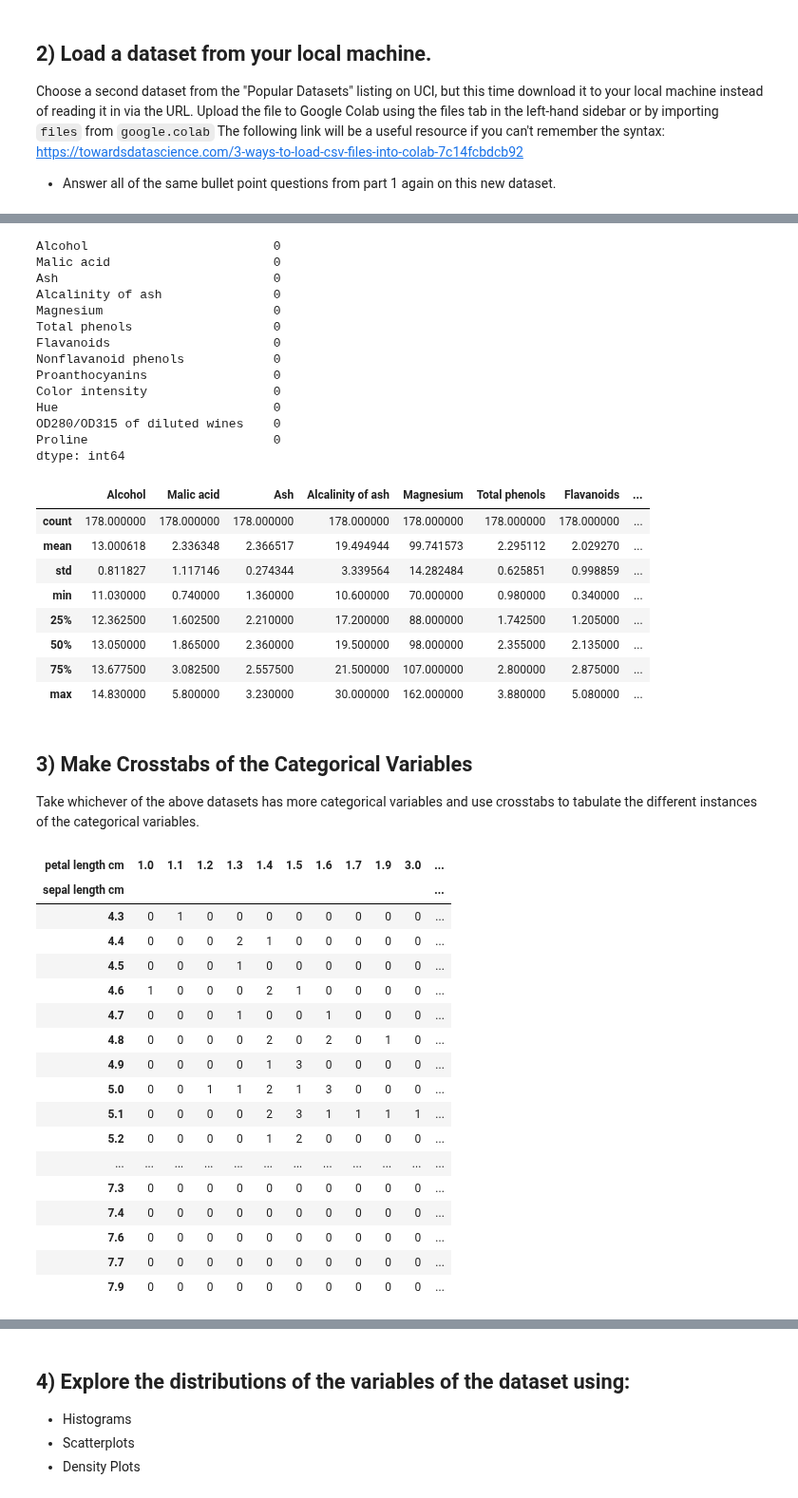
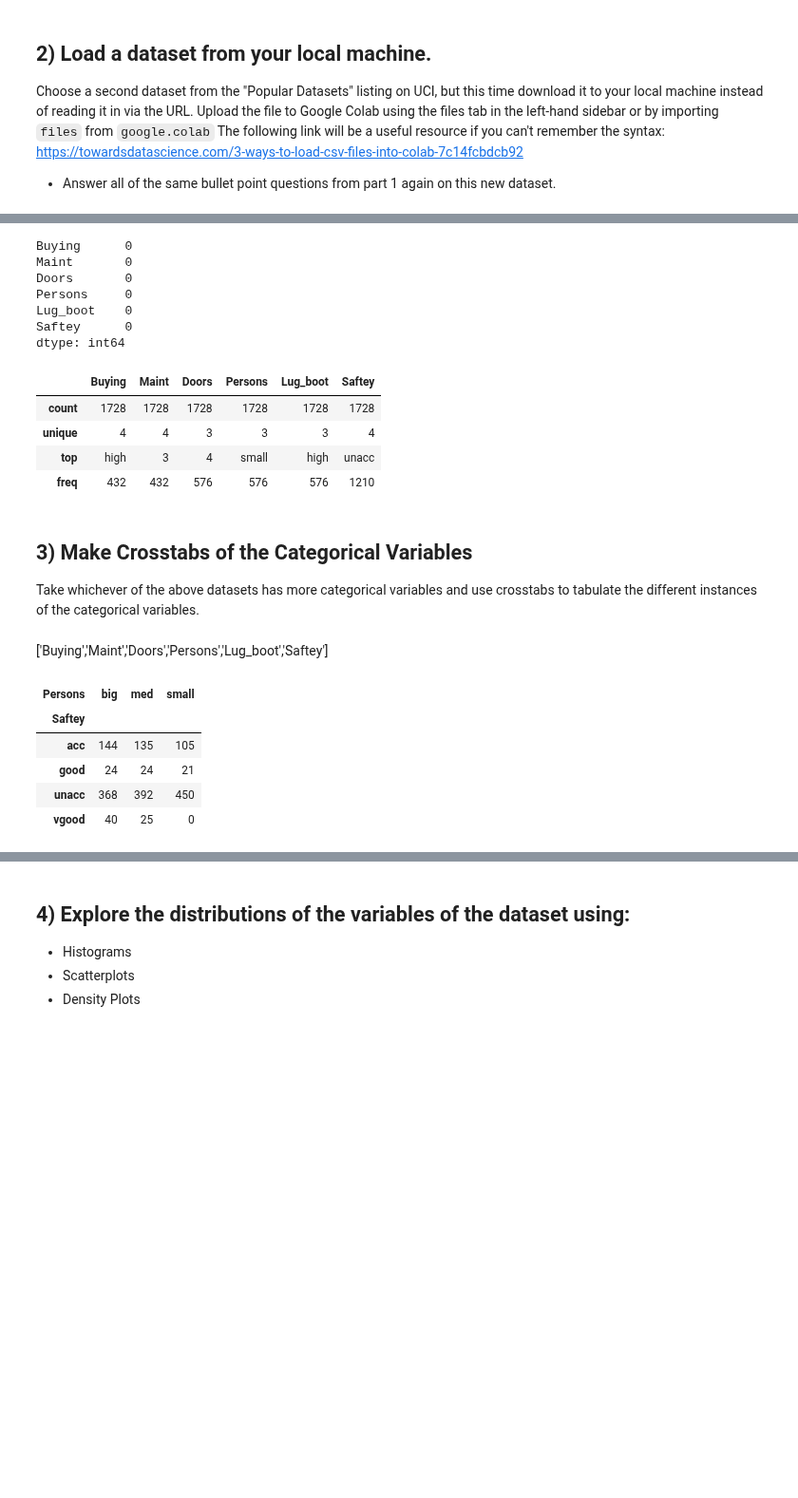
Before and after one commit to bloominstituteoftechnology/DS-Unit-1-Sprint-1-Data-Wrangling-and-Storytelling, a Jupyter notebook: module1-exploratory-data-analysis/Copy_of_LS_DS_111_Exploratory_Data_Analysis_Assignment.ipynb, the cells around one changed output, grey strips where cells are left out. Shown at 95% size. Drawn from its saved outputs; the diff is of its cells as text; code cells hidden in the pictures; blank space fills up the shorter version.

```diff
--- a/module1-exploratory-data-analysis/Copy_of_LS_DS_111_Exploratory_Data_Analysis_Assignment.ipynb
+++ b/module1-exploratory-data-analysis/Copy_of_LS_DS_111_Exploratory_Data_Analysis_Assignment.ipynb
@@ -102,7 +102,7 @@ Saving wine.data to wine (2).data
 # %%
 #showed no Headers, Had to add them.
-colum_headers= ['Alcohol', 'Malic acid','Ash','Alcalinity of ash','Magnesium','Total phenols','Flavanoids','Nonflavanoid phenols','Proanthocyanins','Color intensity','Hue','OD280/OD315 of diluted wines','Proline']
-df=pd.read_csv('wine.data',names=colum_headers)
+colum_headers= ['Buying','Maint','Doors','Persons','Lug_boot','Saftey']
+df=pd.read_csv('car.data',names=colum_headers)
 # %%
 print(df.shape)
 # Yes
@@ -129,55 +129,34 @@ df.tail()
 # %%
 df.isnull().sum()
 # %% [output]
-Alcohol                         0
-Malic acid                      0
-Ash                             0
-Alcalinity of ash               0
-Magnesium                       0
-Total phenols                   0
-Flavanoids                      0
-Nonflavanoid phenols            0
-Proanthocyanins                 0
-Color intensity                 0
-Hue                             0
-OD280/OD315 of diluted wines    0
-Proline                         0
+Buying      0
+Maint       0
+Doors       0
+Persons     0
+Lug_boot    0
+Saftey      0
 dtype: int64
 # %%
 df.describe()
 # %% [output]
-|  | Alcohol | Malic acid | Ash | Alcalinity of ash | Magnesium | Total phenols | Flavanoids | ... |
-| count | 178.000000 | 178.000000 | 178.000000 | 178.000000 | 178.000000 | 178.000000 | 178.000000 | ... |
-| mean | 13.000618 | 2.336348 | 2.366517 | 19.494944 | 99.741573 | 2.295112 | 2.029270 | ... |
-| std | 0.811827 | 1.117146 | 0.274344 | 3.339564 | 14.282484 | 0.625851 | 0.998859 | ... |
-| min | 11.030000 | 0.740000 | 1.360000 | 10.600000 | 70.000000 | 0.980000 | 0.340000 | ... |
-| 25% | 12.362500 | 1.602500 | 2.210000 | 17.200000 | 88.000000 | 1.742500 | 1.205000 | ... |
-| 50% | 13.050000 | 1.865000 | 2.360000 | 19.500000 | 98.000000 | 2.355000 | 2.135000 | ... |
-| 75% | 13.677500 | 3.082500 | 2.557500 | 21.500000 | 107.000000 | 2.800000 | 2.875000 | ... |
-| max | 14.830000 | 5.800000 | 3.230000 | 30.000000 | 162.000000 | 3.880000 | 5.080000 | ... |
+|  | Buying | Maint | Doors | Persons | Lug_boot | Saftey |
+| count | 1728 | 1728 | 1728 | 1728 | 1728 | 1728 |
+| unique | 4 | 4 | 3 | 3 | 3 | 4 |
+| top | high | 3 | 4 | small | high | unacc |
+| freq | 432 | 432 | 576 | 576 | 576 | 1210 |
 # %% [markdown]
 ## 3) Make Crosstabs of the Categorical Variables
 
 Take whichever of the above datasets has more categorical variables and use crosstabs to tabulate the different instances of the categorical variables.
+# %% [markdown]
+['Buying','Maint','Doors','Persons','Lug_boot','Saftey']
 # %%
-pd.crosstab(df['sepal length cm'], df['petal length cm'])
+pd.crosstab(df['Saftey'], df['Persons'])
 # %% [output]
-| petal length cm | 1.0 | 1.1 | 1.2 | 1.3 | 1.4 | 1.5 | 1.6 | 1.7 | 1.9 | 3.0 | ... |
-| sepal length cm |  |  |  |  |  |  |  |  |  |  | ... |
-| 4.3 | 0 | 1 | 0 | 0 | 0 | 0 | 0 | 0 | 0 | 0 | ... |
-| 4.4 | 0 | 0 | 0 | 2 | 1 | 0 | 0 | 0 | 0 | 0 | ... |
-| 4.5 | 0 | 0 | 0 | 1 | 0 | 0 | 0 | 0 | 0 | 0 | ... |
-| 4.6 | 1 | 0 | 0 | 0 | 2 | 1 | 0 | 0 | 0 | 0 | ... |
-| 4.7 | 0 | 0 | 0 | 1 | 0 | 0 | 1 | 0 | 0 | 0 | ... |
-| 4.8 | 0 | 0 | 0 | 0 | 2 | 0 | 2 | 0 | 1 | 0 | ... |
-| 4.9 | 0 | 0 | 0 | 0 | 1 | 3 | 0 | 0 | 0 | 0 | ... |
-| 5.0 | 0 | 0 | 1 | 1 | 2 | 1 | 3 | 0 | 0 | 0 | ... |
-| 5.1 | 0 | 0 | 0 | 0 | 2 | 3 | 1 | 1 | 1 | 1 | ... |
-| 5.2 | 0 | 0 | 0 | 0 | 1 | 2 | 0 | 0 | 0 | 0 | ... |
-| ... | ... | ... | ... | ... | ... | ... | ... | ... | ... | ... | ... |
-| 7.3 | 0 | 0 | 0 | 0 | 0 | 0 | 0 | 0 | 0 | 0 | ... |
-| 7.4 | 0 | 0 | 0 | 0 | 0 | 0 | 0 | 0 | 0 | 0 | ... |
-| 7.6 | 0 | 0 | 0 | 0 | 0 | 0 | 0 | 0 | 0 | 0 | ... |
-| 7.7 | 0 | 0 | 0 | 0 | 0 | 0 | 0 | 0 | 0 | 0 | ... |
-| 7.9 | 0 | 0 | 0 | 0 | 0 | 0 | 0 | 0 | 0 | 0 | ... |
+| Persons | big | med | small |
+| Saftey |  |  |  |
+| acc | 144 | 135 | 105 |
+| good | 24 | 24 | 21 |
+| unacc | 368 | 392 | 450 |
+| vgood | 40 | 25 | 0 |
 # %%
```
Also changed, not shown: parts of 8 cells of this notebook.
